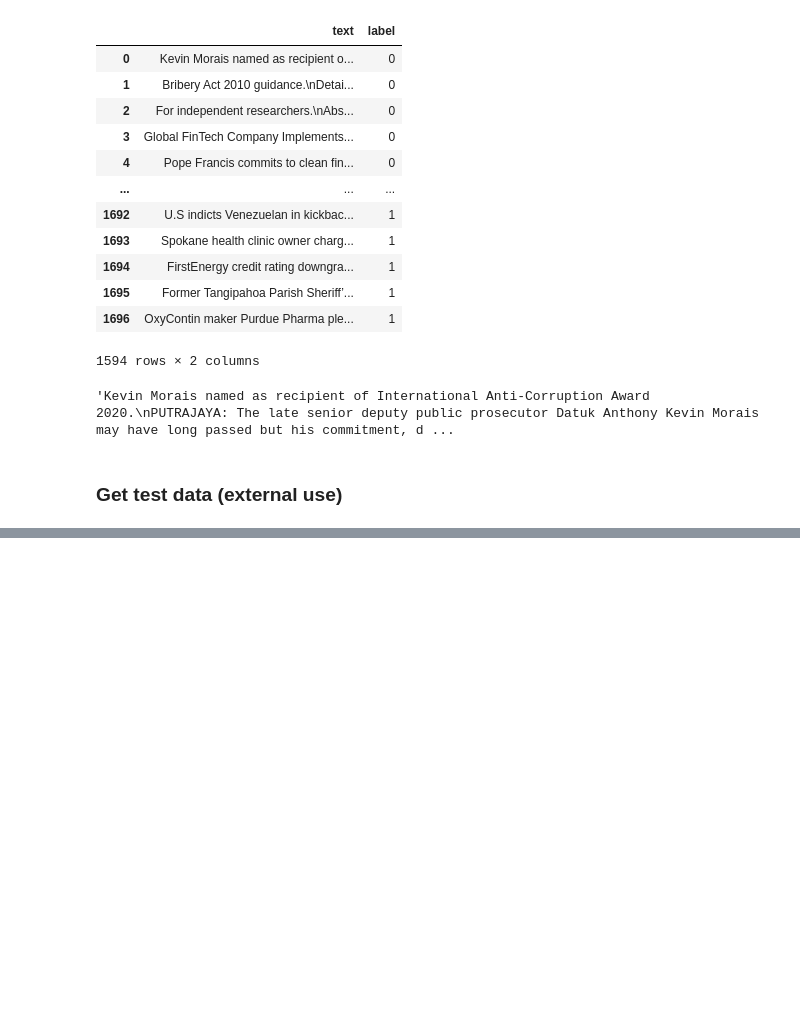
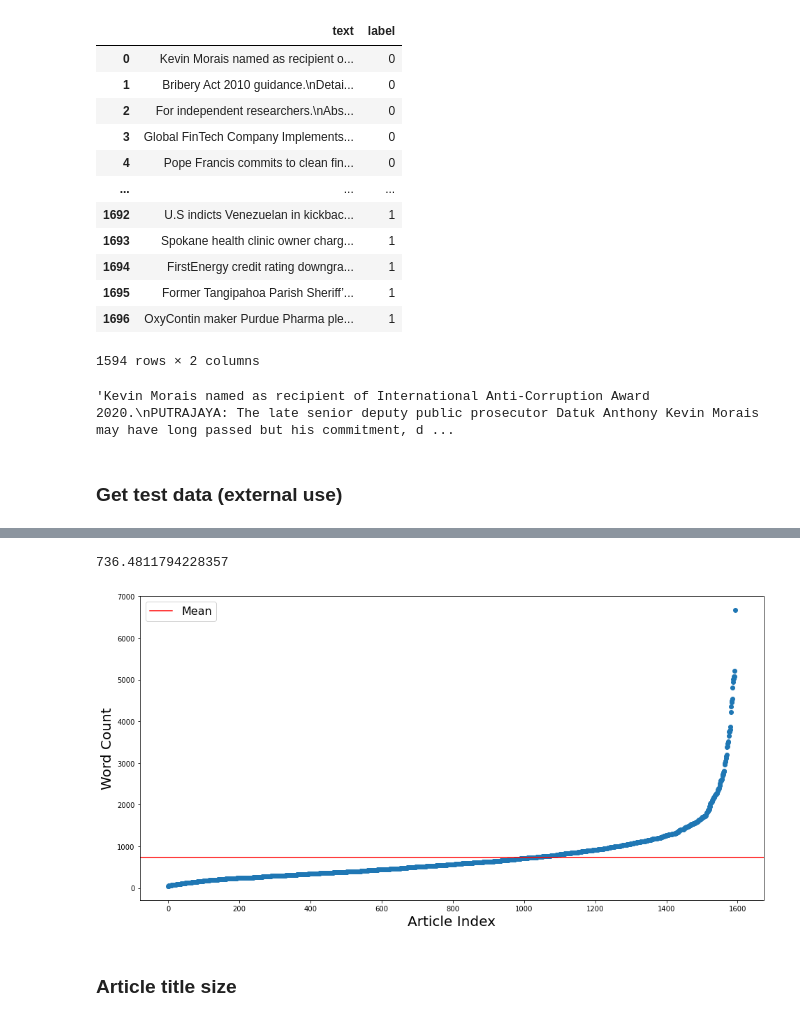
Before and after one commit to ryptoc/4N-Negative-News-Neural-Nets---ML-Project, a Jupyter notebook: project/Preprocessing.ipynb, the cells around one changed output, grey strips where cells are left out. Cells and saved outputs as stored; diff of their text form; code cells hidden in the pictures; blank space fills up the shorter version.

```diff
--- a/project/Preprocessing.ipynb
+++ b/project/Preprocessing.ipynb
@@ -285,0 +289,9 @@ def getTestData(no_title=False, n_sentences=-1):
+# %%
+train_data_body = getTrainData(include_random=True, no_title=True)
+# %%
+cv = CountVectorizer()
+test_cv = cv.fit_transform(train_data_body['text'].array)
+# %%
+train_data_body["word_count"] = np.sum(test_cv.toarray(), axis=1)
+train_data_body = train_data_body.sort_values(by=['word_count'])
+train_data_body
@@ -285,0 +324,17 @@ def getTestData(no_title=False, n_sentences=-1):
+# %%
+train_data_body.word_count.mean()
+# %% [output]
+736.4811794228357
+# %%
+plt.rcParams["figure.figsize"] = (16,8)
+
+plt.scatter(np.arange(0, len(train_data_body)), train_data_body.word_count)
+plt.axline((0, train_data_body.word_count.mean()), slope=0, color="red", label="Mean")
+plt.xlabel("Article Index", fontsize=20)
+plt.ylabel("Word Count", fontsize=20)
+plt.legend(fontsize=16)
+plt.show()
+# %% [output]
+[figure, added]
+# %% [markdown]
+### Article title size
```
Also changed, not shown: parts of 12 cells of this notebook, 5 other files.
